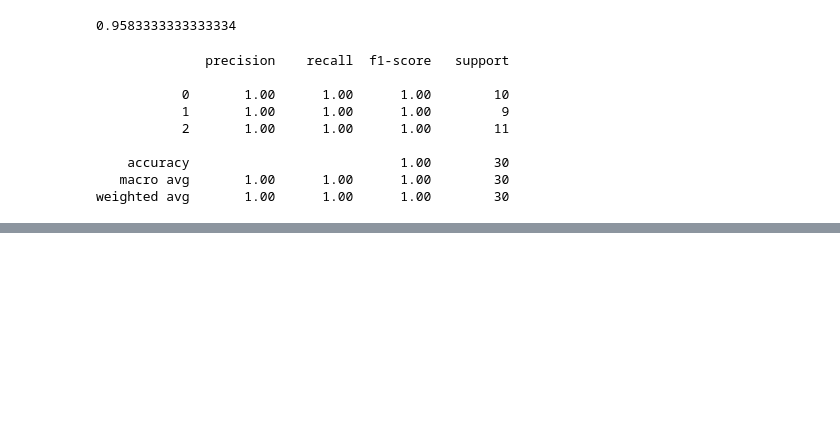
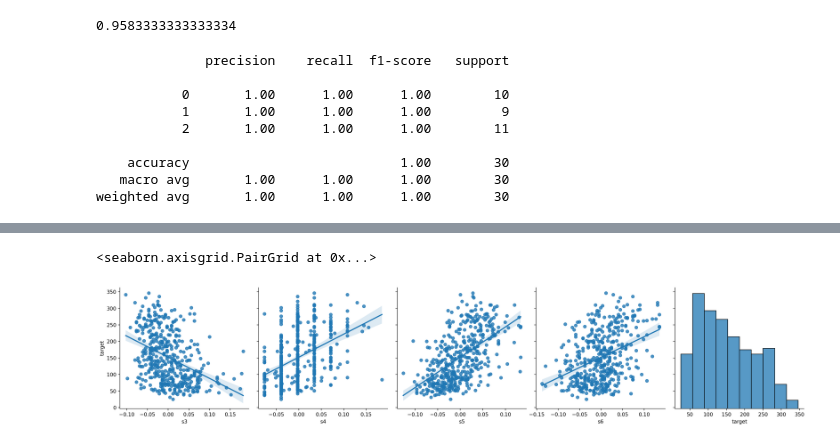
Before and after one commit to beniamine3155/Machine_Learning_AtoZ, a Jupyter notebook: 12_Decision_Tree/decision_tree.ipynb, the cells around one changed output, grey strips where cells are left out. Saved outputs shown, nothing was run; the diff lists cells and outputs as text; code cells hidden in the pictures; blank space fills up the shorter version.

```diff
--- a/12_Decision_Tree/decision_tree.ipynb
+++ b/12_Decision_Tree/decision_tree.ipynb
@@ -234,0 +268,5 @@ weighted avg       1.00      1.00      1.00        30
+# %%
+sns.pairplot(df, x_vars= df.columns[-5:], y_vars='target', height=4, kind='reg')
+# %% [output]
+<seaborn.axisgrid.PairGrid at 0x...>
+[figure, added]
```
Also changed, not shown: parts of 5 cells of this notebook.
